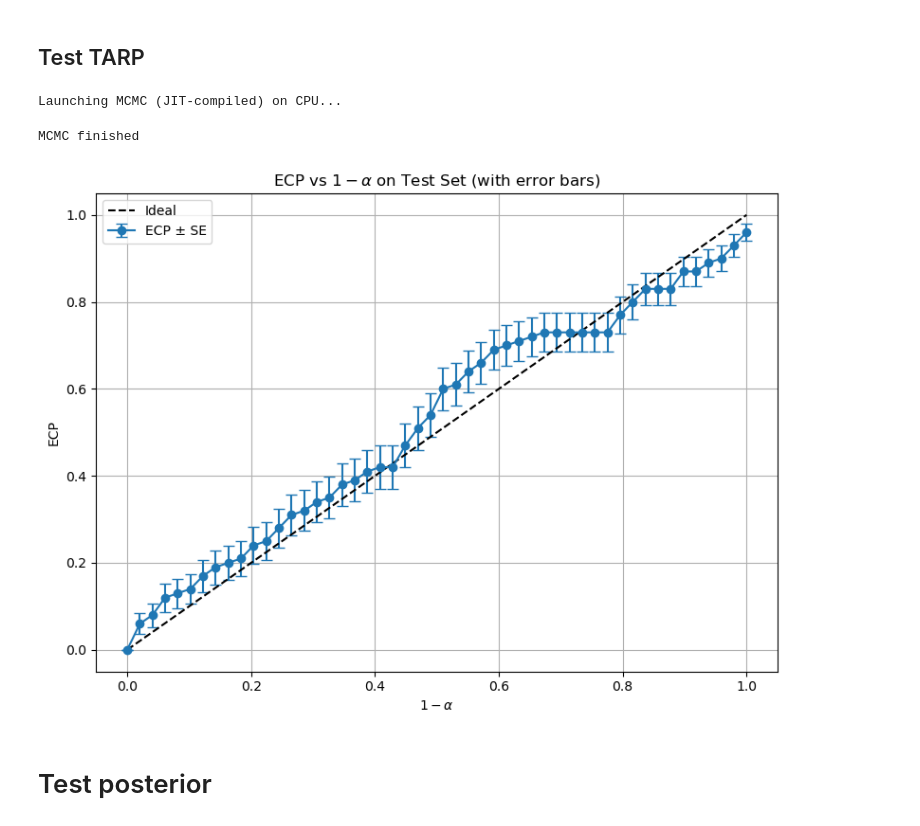
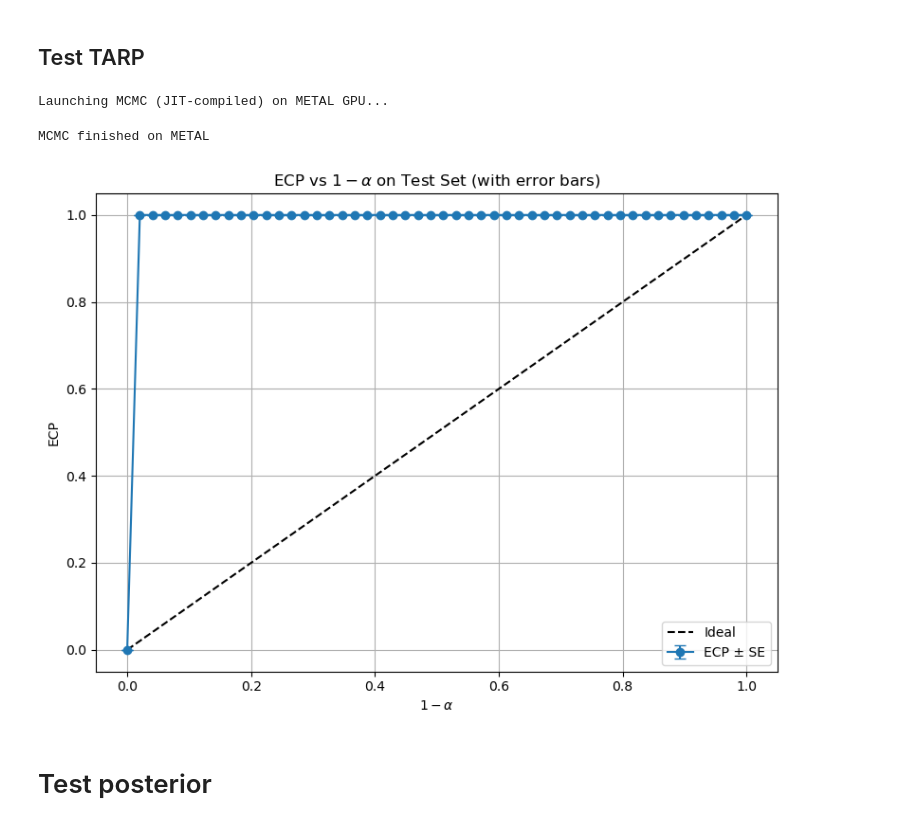
Before and after one commit to a-trigui/ximinf, a Jupyter notebook: notebooks/2_train_nn.ipynb, the cells around one changed output. Cells and saved outputs as stored; diff of their text form; code cells hidden in the pictures.

```diff
--- a/notebooks/2_train_nn.ipynb
+++ b/notebooks/2_train_nn.ipynb
@@ -360,23 +411,0 @@ METAL:0
-# %%
-# Early stopping parameters
-patience = 30 # Number of epochs to wait for improvement
-epochs = 1000 # Maximum number of epochs
-
-batch_size = N//n_batch #min(N//10, 1000)
-
-model, metrics_history, key = nntr.train_loop(
-    model=model,
-    optimizer=optimizer,
-    train_data=train_data,
-    train_labels=train_labels,
-    test_data=test_data,
-    test_labels=test_labels,
-    key=key,
-    epochs=epochs,
-    batch_size=batch_size,
-    patience=patience,
-    metrics_history=metrics_history,
-    M=M,
-    N=N,
-    plot_flag=True     # set to False to disable plotting
-)
@@ -467,18 +565,20 @@ alpha_grid = jnp.linspace(0, 1, 50)
 if backend == "METAL":
     # METAL GPU branch
     print("Launching MCMC (JIT‐compiled) on METAL GPU...")
-    with jax.default_device(cpu):      # gpu is your METAL device
-        ecp, post, key = nnte.compute_ecp_tarp_jitted_with_progress(
-            model, xy_test, theta_star, alpha_grid, 100, 100, key, BOUNDS
+    with jax.default_device(cpu):
+        ecp_vals, posterior_uns, key = nnte.compute_ecp_tarp_jitted_with_progress_groups(
+            models_per_group, xy_test, theta_star, alpha_grid, 100, 100, key, BOUNDS,
+            param_groups, param_names, batch_size=20
         )
     print("MCMC finished on METAL")
 
 elif backend == "cuda":
     # CUDA GPU branch
     print("Launching MCMC (JIT‐compiled) on CUDA GPU...")
-    with jax.default_device(gpu):      # gpu is your CUDA device
-        ecp, f_vals, post, key = nnte.compute_ecp_tarp_jitted(
-            model, xy_test, theta_star, alpha_grid, 100, 100, key, BOUNDS
+    with jax.default_device(cpu):
+        ecp_vals, posterior_uns, key = nnte.compute_ecp_tarp_jitted_groups(
+            models_per_group, xy_test, theta_star, alpha_grid, 100, 100, key, BOUNDS,
+            param_groups, param_names, batch_size=20
         )
     print("MCMC finished on CUDA")
 
@@ -486,36 +586,37 @@ else:
     # CPU fallback
     print("Launching MCMC (JIT‐compiled) on CPU...")
     with jax.default_device(cpu):
-        ecp, post, key = nnte.compute_ecp_tarp_jitted_with_progress(
-            model, xy_test, theta_star, alpha_grid, 100, 100, key, BOUNDS
+        ecp_vals, posterior_uns, key = nnte.compute_ecp_tarp_jitted_with_progress_groups(
+            models_per_group, xy_test, theta_star, alpha_grid, 100, 100, key, BOUNDS,
+            param_groups, param_names, batch_size=20
         )
     print("MCMC finished on CPU")
 # %% [output]
-Launching MCMC (JIT‐compiled) on CPU...
+Launching MCMC (JIT‐compiled) on METAL GPU...
-MCMC finished
+MCMC finished on METAL
 # %%
 # Example: 1 - alpha grid and computed ecp
 alpha_grid = jnp.array(alpha_grid)
-ecp = jnp.array(ecp)
+ecp = jnp.array(ecp_vals)
 
 # Compute standard error for binomial proportion
 se = jnp.sqrt(ecp * (1 - ecp) / N_sims) #https://en.wikipedia.org/wiki/Binomial_proportion_confidence_interval#Wald_interval
 
 # CHECK HOW TO COMPUTE THE ERROR
 
 # Plot with error bars
 plt.figure(figsize=(8, 6))
 plt.errorbar(1 - alpha_grid, ecp, yerr=se, fmt='o-', capsize=4, label='ECP ± SE')
 plt.plot([0, 1], [0, 1], 'k--', label='Ideal')
 plt.xlabel(r'$1 - \alpha$')
 plt.ylabel("ECP")
 plt.title("ECP vs $1 - \\alpha$ on Test Set (with error bars)")
 plt.grid(True)
 plt.legend()
 plt.tight_layout()
 plt.show()
 # %% [output]
-[figure, old version]
+[figure, new version]
 # %% [markdown]
 # Test posterior
 # %%
```
Also changed, not shown: parts of 22 cells of this notebook, 3 other files.
